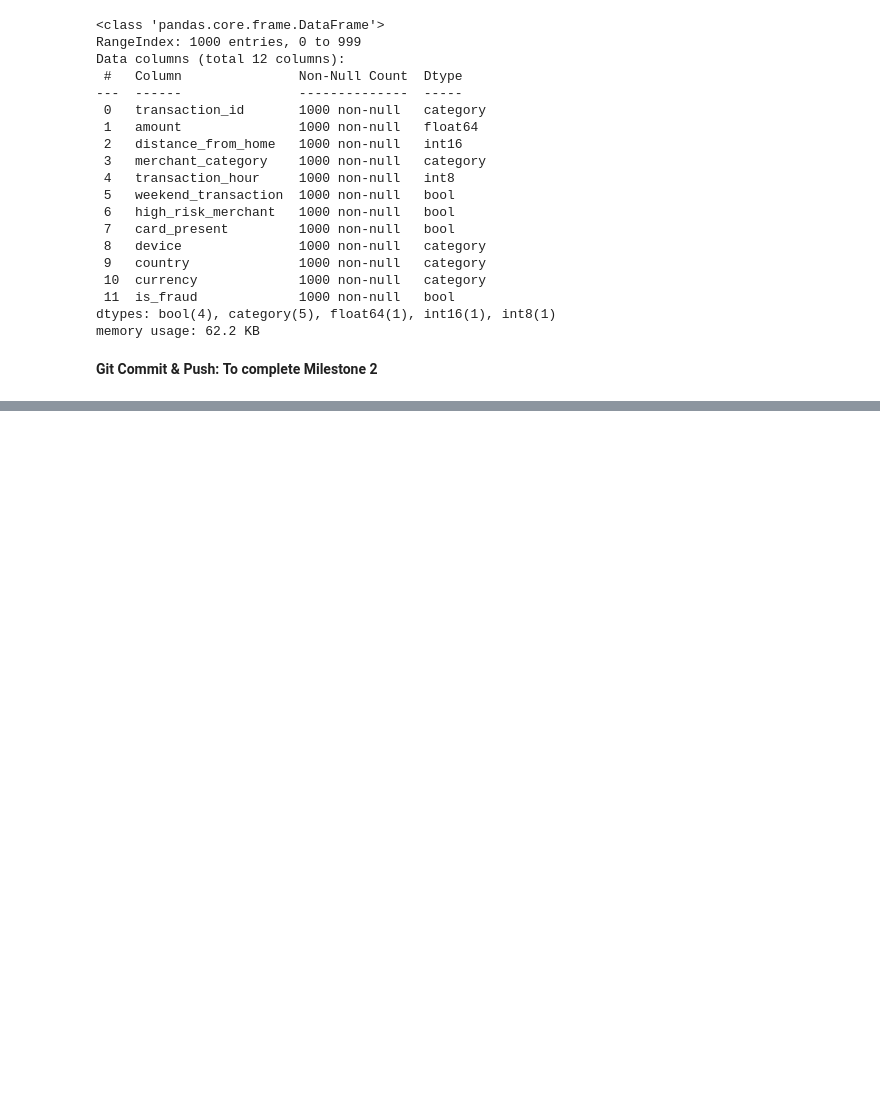
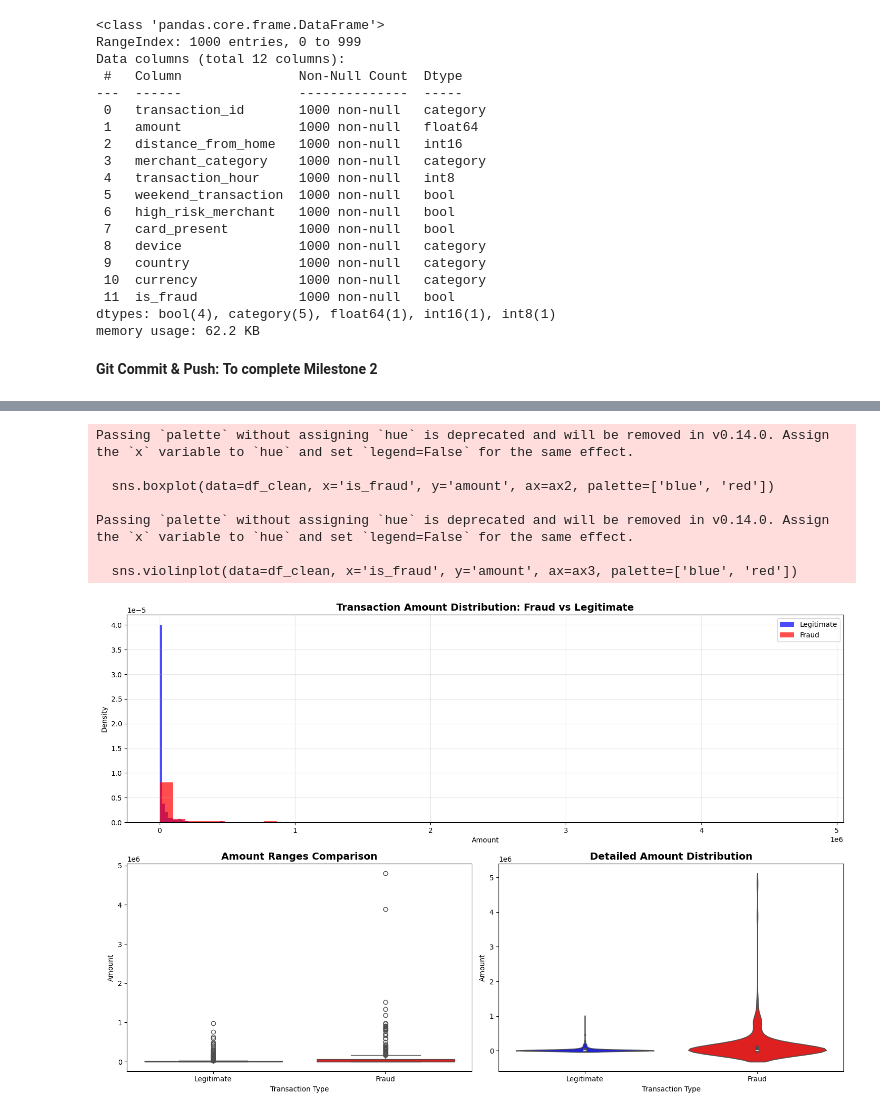
Before and after one commit to arphaxad1985/Fraud_analysis, a Jupyter notebook: notebooks/Project Management Assignment.ipynb, the cells around one changed output, grey strips where cells are left out. Drawn from its saved outputs; the diff is of its cells as text; code cells hidden in the pictures; blank space fills up the shorter version.

```diff
--- a/notebooks/Project Management Assignment.ipynb
+++ b/notebooks/Project Management Assignment.ipynb
@@ -484,0 +511,46 @@ SyntaxError: unterminated string literal (detected at line 8) (367014273.py, lin
+# %%
+import matplotlib.pyplot as plt
+import matplotlib.gridspec as gridspec
+import seaborn as sns
+
+fig = plt.figure(figsize=(15, 10))
+gs = gridspec.GridSpec(2, 2, figure=fig)
+
+ax1 = fig.add_subplot(gs[0, :])  # Histogram spans full width
+ax2 = fig.add_subplot(gs[1, 0])  # Box plot left
+ax3 = fig.add_subplot(gs[1, 1])  # Violin plot right
+
+# 1. Histogram - USING YOUR ACTUAL COLUMN NAMES
+ax1.hist(df_clean[df_clean['is_fraud'] == 0]['amount'], alpha=0.7, label='Legitimate', bins=50, color='blue', density=True)
+ax1.hist(df_clean[df_clean['is_fraud'] == 1]['amount'], alpha=0.7, label='Fraud', bins=50, color='red', density=True)
+ax1.set_title('Transaction Amount Distribution: Fraud vs Legitimate', fontsize=14, fontweight='bold')
+ax1.set_ylabel('Density')
+ax1.set_xlabel('Amount')
+ax1.legend()
+ax1.grid(True, alpha=0.3)
+
+# 2. Box Plot - USING YOUR ACTUAL COLUMN NAMES
+sns.boxplot(data=df_clean, x='is_fraud', y='amount', ax=ax2, palette=['blue', 'red'])
+ax2.set_title('Amount Ranges Comparison', fontsize=14, fontweight='bold')
+ax2.set_xticklabels(['Legitimate', 'Fraud'])
+ax2.set_ylabel('Amount')
+ax2.set_xlabel('Transaction Type')
+
+# 3. Violin Plot - USING YOUR ACTUAL COLUMN NAMES
+sns.violinplot(data=df_clean, x='is_fraud', y='amount', ax=ax3, palette=['blue', 'red'])
+ax3.set_title('Detailed Amount Distribution', fontsize=14, fontweight='bold')
+ax3.set_xticklabels(['Legitimate', 'Fraud'])
+ax3.set_ylabel('Amount')
+ax3.set_xlabel('Transaction Type')
+
+plt.tight_layout()
+plt.show()
+# %% [output]
+Passing `palette` without assigning `hue` is deprecated and will be removed in v0.14.0. Assign the `x` variable to `hue` and set `legend=False` for the same effect.
+
+  sns.boxplot(data=df_clean, x='is_fraud', y='amount', ax=ax2, palette=['blue', 'red'])
+
+Passing `palette` without assigning `hue` is deprecated and will be removed in v0.14.0. Assign the `x` variable to `hue` and set `legend=False` for the same effect.
+
+  sns.violinplot(data=df_clean, x='is_fraud', y='amount', ax=ax3, palette=['blue', 'red'])
+[figure, added]
```
Also changed, not shown: parts of 5 cells of this notebook.
